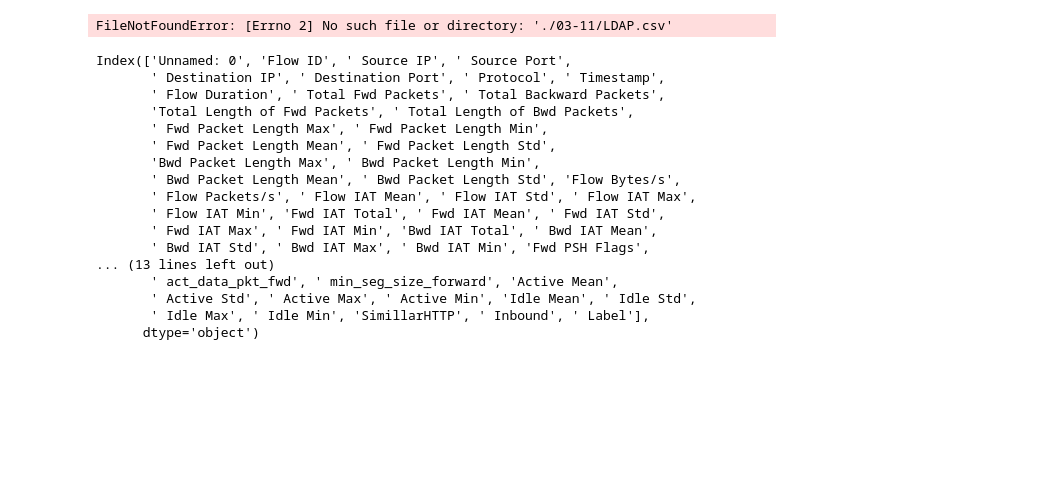
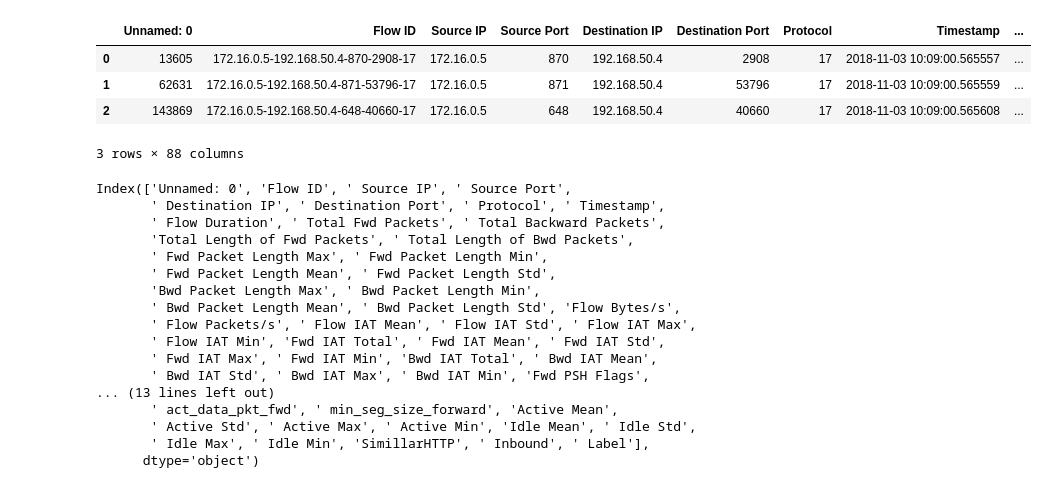
Before and after one commit to akaras161/AI_DDoS_detection, a Jupyter notebook: draft_project.ipynb, the cells around one changed output. Drawn from its saved outputs; the diff is of its cells as text; code cells hidden in the pictures; blank space fills up the shorter version.

```diff
--- a/draft_project.ipynb
+++ b/draft_project.ipynb
@@ -1,13 +7,17 @@
 # %%
-import pandas as pd
+path = "data/LDAP.csv"
 
-path = "./03-11/LDAP.csv"
+dataframe = pd.read_csv(path, low_memory=False)
 
-dataframe = pd.read_csv(path)
+# dataframe = pd.read_csv(path)
-# %% [output]
-FileNotFoundError: [Errno 2] No such file or directory: './03-11/LDAP.csv'
 # %%
-dataframe.head(10)
+dataframe.head(3)
+# %% [output]
+|  | Unnamed: 0 | Flow ID | Source IP | Source Port | Destination IP | Destination Port | Protocol | Timestamp | ... |
+| 0 | 13605 | 172.16.0.5-192.168.50.4-870-2908-17 | 172.16.0.5 | 870 | 192.168.50.4 | 2908 | 17 | 2018-11-03 10:09:00.565557 | ... |
+| 1 | 62631 | 172.16.0.5-192.168.50.4-871-53796-17 | 172.16.0.5 | 871 | 192.168.50.4 | 53796 | 17 | 2018-11-03 10:09:00.565559 | ... |
+| 2 | 143869 | 172.16.0.5-192.168.50.4-648-40660-17 | 172.16.0.5 | 648 | 192.168.50.4 | 40660 | 17 | 2018-11-03 10:09:00.565608 | ... |
+3 rows × 88 columns
 # %%
 dataframe.columns
 # %% [output]
```
Also changed, not shown: parts of 2 cells of this notebook.
